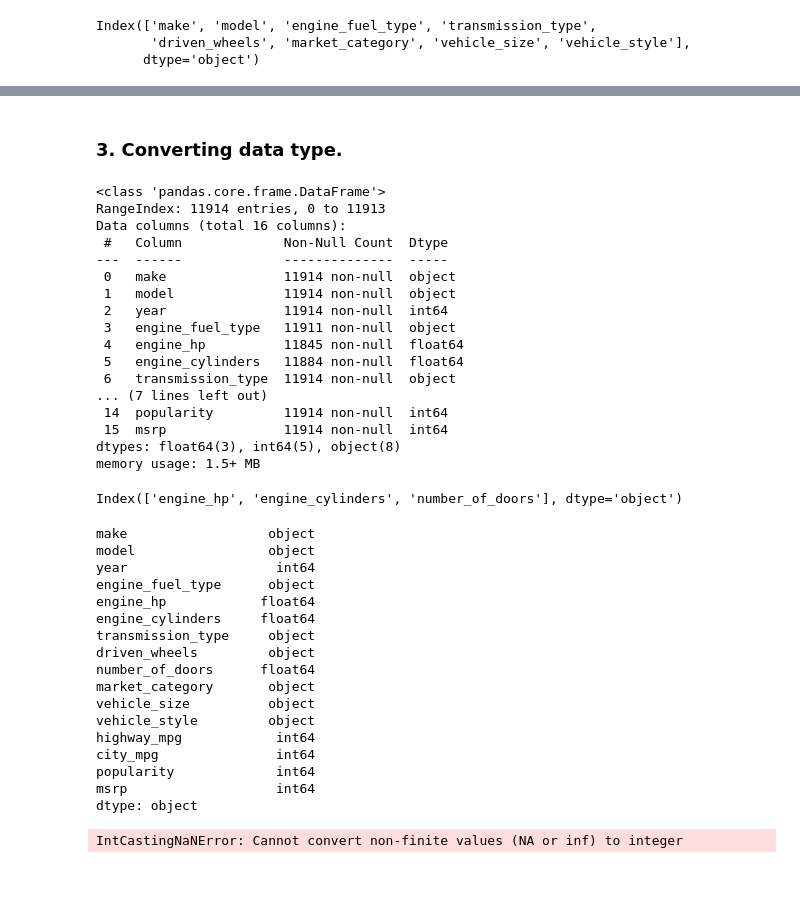
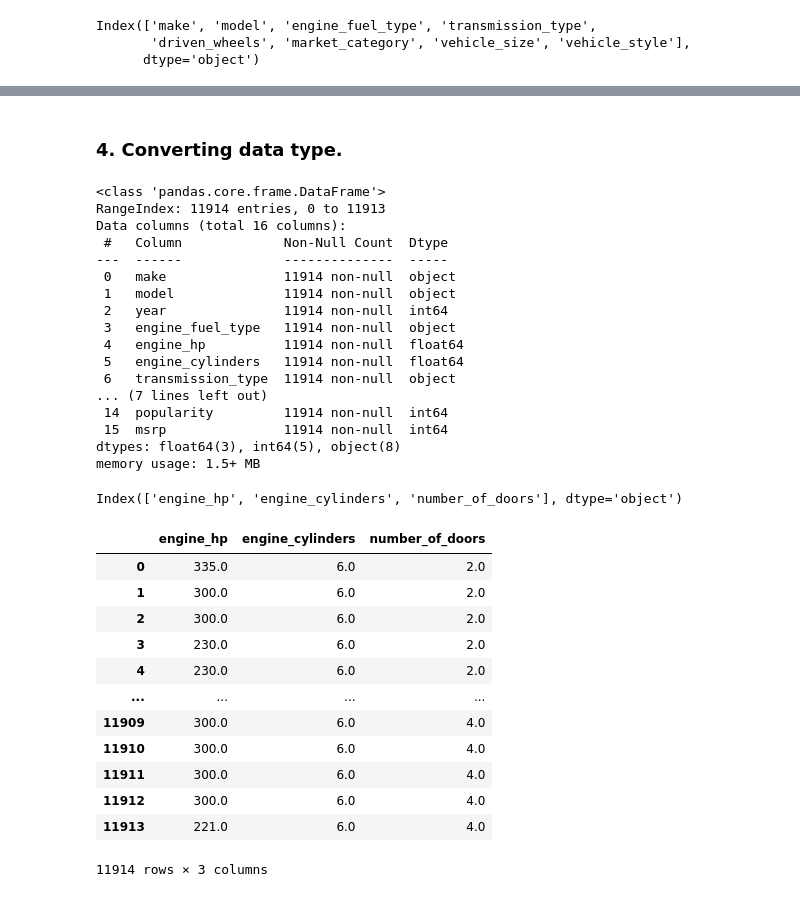
Before and after one commit to Benjamin-Ojo/ml_zoomcamp_code, a Jupyter notebook: chapter 2 - car_price_predictor/car_price.ipynb, the cells around one changed output, grey strips where cells are left out. Saved outputs shown, nothing was run; the diff lists cells and outputs as text; code cells hidden in the pictures.

Commit message:
Data Cleaning completed

```diff
--- a/chapter 2 - car_price_predictor/car_price.ipynb
+++ b/chapter 2 - car_price_predictor/car_price.ipynb
@@ -209,0 +272,6 @@ car[car_object].head()
+# %%
+# filing null with most frequent
+car.engine_fuel_type = car.engine_fuel_type.fillna('regular_unleaded')
+
+# Checking for null
+car.isna().sum()
@@ -209,0 +301,3 @@ car[car_object].head()
+# %%
+# Filling null with mean
+car['engine_hp'] = car['engine_hp'].fillna(249.39)
@@ -209,0 +332,3 @@ car[car_object].head()
+# %%
+# filling null value.
+car['engine_cylinders'] = car['engine_cylinders'].fillna(4.0)
@@ -209,0 +348,3 @@ car[car_object].head()
+# %%
+# filling null value
+car['number_of_doors'] = car['number_of_doors'].fillna(4.0)
@@ -210,5 +372,5 @@ car[car_object].head()
 # %% [markdown]
-### 3. Converting data type.
+### 4. Converting data type.
 # %%
 # Chacking the data type available.
 car.info()
@@ -221,9 +383,9 @@ Data columns (total 16 columns):
  0   make               11914 non-null  object
  1   model              11914 non-null  object
  2   year               11914 non-null  int64
- 3   engine_fuel_type   11911 non-null  object
- 4   engine_hp          11845 non-null  float64
- 5   engine_cylinders   11884 non-null  float64
+ 3   engine_fuel_type   11914 non-null  object
+ 4   engine_hp          11914 non-null  float64
+ 5   engine_cylinders   11914 non-null  float64
  6   transmission_type  11914 non-null  object
 ... (7 lines left out)
  14  popularity         11914 non-null  int64
@@ -240,29 +402,18 @@ car_float
 # %% [output]
 Index(['engine_hp', 'engine_cylinders', 'number_of_doors'], dtype='object')
 # %%
-car.dtypes
+car[car_float]
 # %% [output]
+|  | engine_hp | engine_cylinders | number_of_doors |
+| 0 | 335.0 | 6.0 | 2.0 |
+| 1 | 300.0 | 6.0 | 2.0 |
+| 2 | 300.0 | 6.0 | 2.0 |
+| 3 | 230.0 | 6.0 | 2.0 |
+| 4 | 230.0 | 6.0 | 2.0 |
+| ... | ... | ... | ... |
+| 11909 | 300.0 | 6.0 | 4.0 |
+| 11910 | 300.0 | 6.0 | 4.0 |
+| 11911 | 300.0 | 6.0 | 4.0 |
+| 11912 | 300.0 | 6.0 | 4.0 |
+| 11913 | 221.0 | 6.0 | 4.0 |
-make                  object
-model                 object
-year                   int64
-engine_fuel_type      object
-engine_hp            float64
-engine_cylinders     float64
-transmission_type     object
-driven_wheels         object
-number_of_doors      float64
-market_category       object
-vehicle_size          object
-vehicle_style         object
-highway_mpg            int64
-city_mpg               int64
-popularity             int64
-msrp                   int64
-dtype: object
+11914 rows × 3 columns
-# %%
-# changing formate
-
-for col in car_float:
-    car[col].astype(int)
-# %% [output]
-IntCastingNaNError: Cannot convert non-finite values (NA or inf) to integer
```
Also changed, not shown: parts of 19 cells of this notebook.
